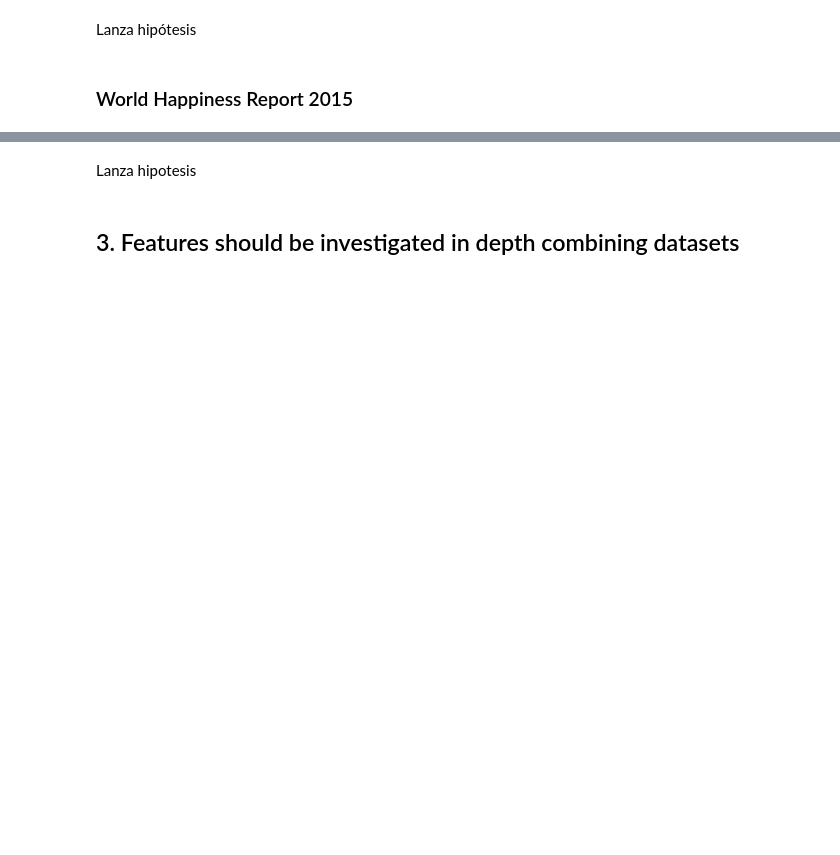
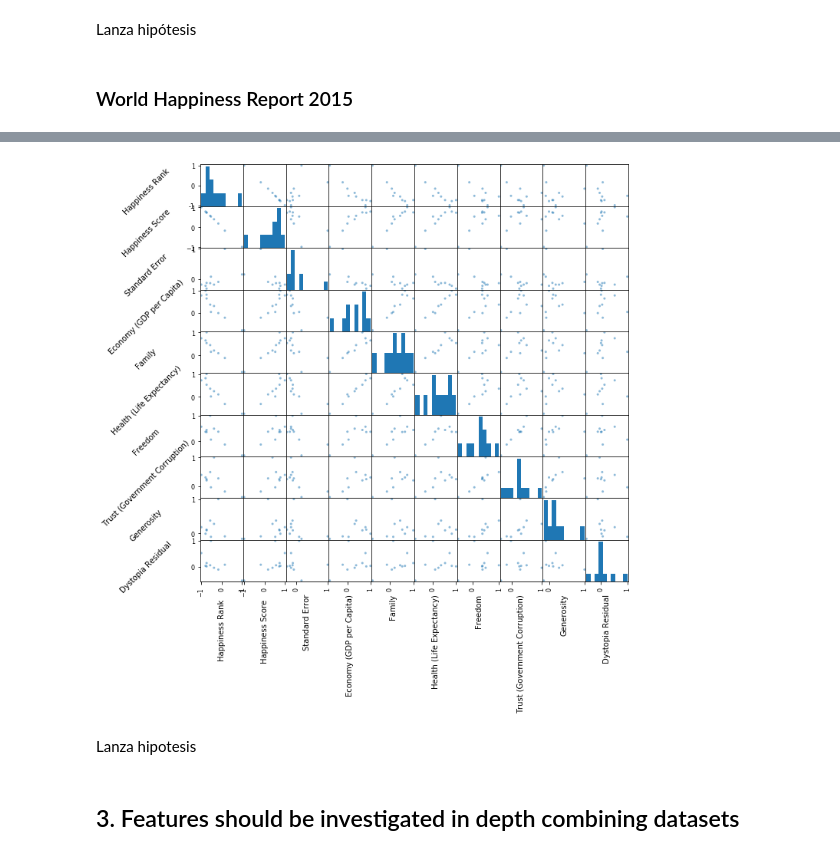
Before and after one commit to ta-datapt-bcn/project-statistical-analysis, a Jupyter notebook: your-code/Does culture affects hapiness perception.ipynb, the cells around one changed output, grey strips where cells are left out. Saved outputs shown, nothing was run; the diff lists cells and outputs as text; code cells hidden in the pictures; blank space fills up the shorter version.

```diff
--- a/your-code/Does culture affects hapiness perception.ipynb
+++ b/your-code/Does culture affects hapiness perception.ipynb
@@ -332,3 +327,17 @@ whr2015.corr().style.background_gradient(cmap="coolwarm")
+# %%
+sm = scatter_matrix(whr2015.corr(),figsize=(10,10))
+
+#Change label rotation
+[s.xaxis.label.set_rotation(90) for s in sm.reshape(-1)]
+[s.yaxis.label.set_rotation(45) for s in sm.reshape(-1)]
+
+#May need to offset label when rotating to prevent overlap of figure
+[s.get_yaxis().set_label_coords(-1.2,0.3) for s in sm.reshape(-1)]
+
+
+plt.show()
+# %% [output]
+[figure, added]
 # %% [markdown]
 Lanza hipotesis
 # %% [markdown]
```
Also changed, not shown: parts of 17 cells of this notebook.
